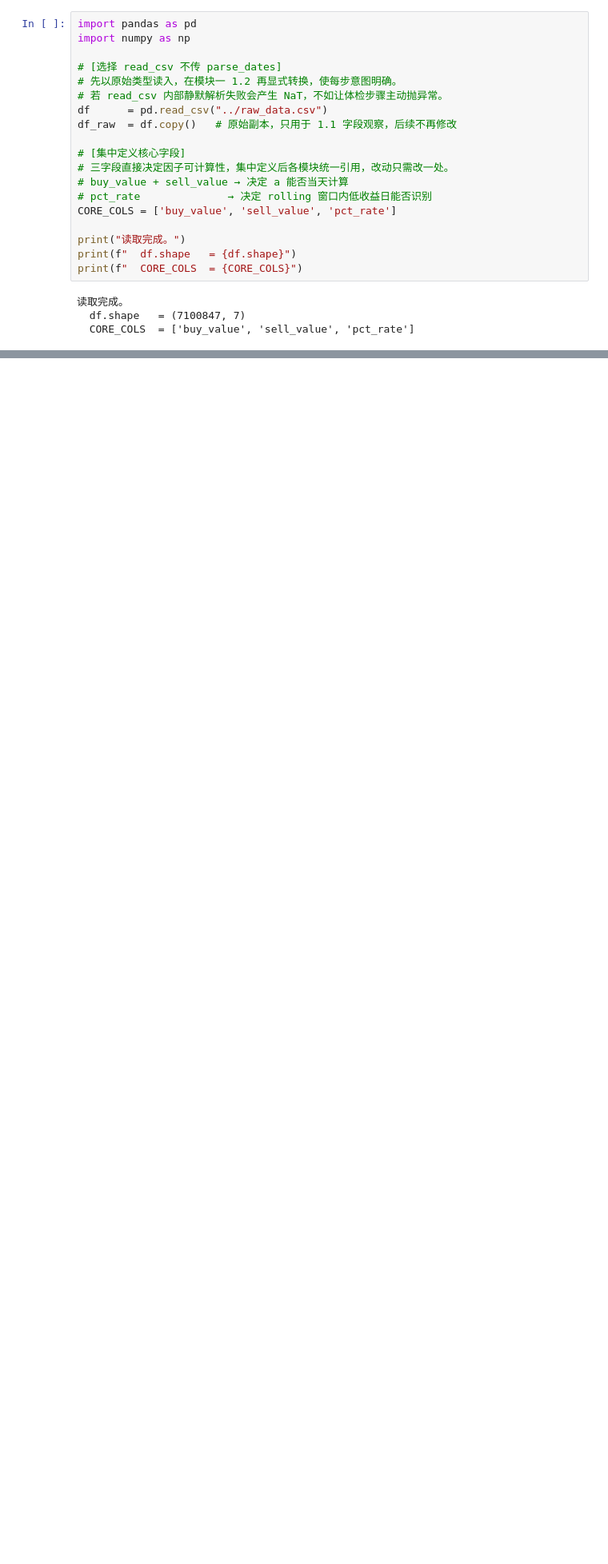
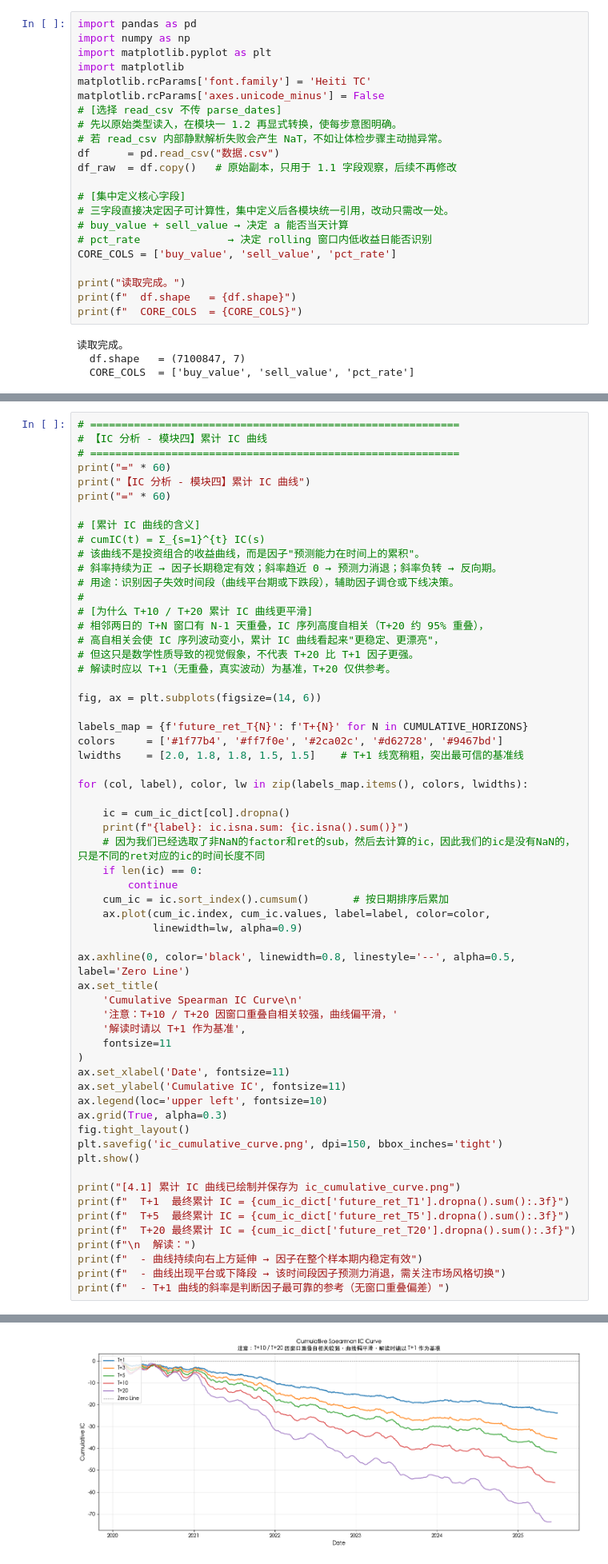
Before and after one commit to Pdirac52/Quant_research, a Jupyter notebook: work.ipynb, the cells around one changed output, grey strips where cells are left out. Shown at 80% size. Drawn from its saved outputs; the diff is of its cells as text; blank space fills up the shorter version.

```diff
--- a/work.ipynb
+++ b/work.ipynb
@@ -1,11 +1,14 @@
 # %%
 import pandas as pd
 import numpy as np
-
+import matplotlib.pyplot as plt
+import matplotlib
+matplotlib.rcParams['font.family'] = 'Heiti TC'
+matplotlib.rcParams['axes.unicode_minus'] = False
 # [选择 read_csv 不传 parse_dates]
 # 先以原始类型读入，在模块一 1.2 再显式转换，使每步意图明确。
 # 若 read_csv 内部静默解析失败会产生 NaT，不如让体检步骤主动抛异常。
-df      = pd.read_csv("../raw_data.csv")
+df      = pd.read_csv("数据.csv")
 df_raw  = df.copy()   # 原始副本，只用于 1.1 字段观察，后续不再修改
 
 # [集中定义核心字段]
@@ -858,0 +1366,61 @@ print("     · 大多数股票 factor 偏负，与 a 整体均值为负一致（
+# %%
+# ===========================================================
+# 【IC 分析 - 模块四】累计 IC 曲线
+# ===========================================================
+print("=" * 60)
+print("【IC 分析 - 模块四】累计 IC 曲线")
+print("=" * 60)
+
+# [累计 IC 曲线的含义]
+# cumIC(t) = Σ_{s=1}^{t} IC(s)
+# 该曲线不是投资组合的收益曲线，而是因子"预测能力在时间上的累积"。
+# 斜率持续为正 → 因子长期稳定有效；斜率趋近 0 → 预测力消退；斜率负转 → 反向期。
+# 用途：识别因子失效时间段（曲线平台期或下跌段），辅助因子调仓或下线决策。
+#
+# [为什么 T+10 / T+20 累计 IC 曲线更平滑]
+# 相邻两日的 T+N 窗口有 N-1 天重叠，IC 序列高度自相关（T+20 约 95% 重叠），
+# 高自相关会使 IC 序列波动变小，累计 IC 曲线看起来"更稳定、更漂亮"，
+# 但这只是数学性质导致的视觉假象，不代表 T+20 比 T+1 因子更强。
+# 解读时应以 T+1（无重叠，真实波动）为基准，T+20 仅供参考。
+
+fig, ax = plt.subplots(figsize=(14, 6))
+
+labels_map = {f'future_ret_T{N}': f'T+{N}' for N in CUMULATIVE_HORIZONS}
+colors     = ['#1f77b4', '#ff7f0e', '#2ca02c', '#d62728', '#9467bd']
+lwidths    = [2.0, 1.8, 1.8, 1.5, 1.5]    # T+1 线宽稍粗，突出最可信的基准线
+
+for (col, label), color, lw in zip(labels_map.items(), colors, lwidths):
+
+    ic = cum_ic_dict[col].dropna()
+    print(f"{label}: ic.isna.sum: {ic.isna().sum()}")
+    # 因为我们已经选取了非NaN的factor和ret的sub，然后去计算的ic，因此我们的ic是没有NaN的，只是不同的ret对应的ic的时间长度不同
+    if len(ic) == 0:
+        continue
+    cum_ic = ic.sort_index().cumsum()       # 按日期排序后累加
+    ax.plot(cum_ic.index, cum_ic.values, label=label, color=color,
+            linewidth=lw, alpha=0.9)
+
+ax.axhline(0, color='black', linewidth=0.8, linestyle='--', alpha=0.5, label='Zero Line')
+ax.set_title(
+    'Cumulative Spearman IC Curve\n'
+    '注意：T+10 / T+20 因窗口重叠自相关较强，曲线偏平滑，'
+    '解读时请以 T+1 作为基准',
+    fontsize=11
+)
+ax.set_xlabel('Date', fontsize=11)
+ax.set_ylabel('Cumulative IC', fontsize=11)
+ax.legend(loc='upper left', fontsize=10)
+ax.grid(True, alpha=0.3)
+fig.tight_layout()
+plt.savefig('ic_cumulative_curve.png', dpi=150, bbox_inches='tight')
+plt.show()
+
+print("[4.1] 累计 IC 曲线已绘制并保存为 ic_cumulative_curve.png")
+print(f"  T+1  最终累计 IC = {cum_ic_dict['future_ret_T1'].dropna().sum():.3f}")
+print(f"  T+5  最终累计 IC = {cum_ic_dict['future_ret_T5'].dropna().sum():.3f}")
+print(f"  T+20 最终累计 IC = {cum_ic_dict['future_ret_T20'].dropna().sum():.3f}")
+print(f"\n  解读：")
+print(f"  - 曲线持续向右上方延伸 → 因子在整个样本期内稳定有效")
+print(f"  - 曲线出现平台或下降段 → 该时间段因子预测力消退，需关注市场风格切换")
+print(f"  - T+1 曲线的斜率是判断因子最可靠的参考（无窗口重叠偏差）")
+# %% [output]
@@ -858,0 +1435 @@ print("     · 大多数股票 factor 偏负，与 a 整体均值为负一致（
+[figure, added]
```
Also changed, not shown: parts of 9 cells of this notebook.
